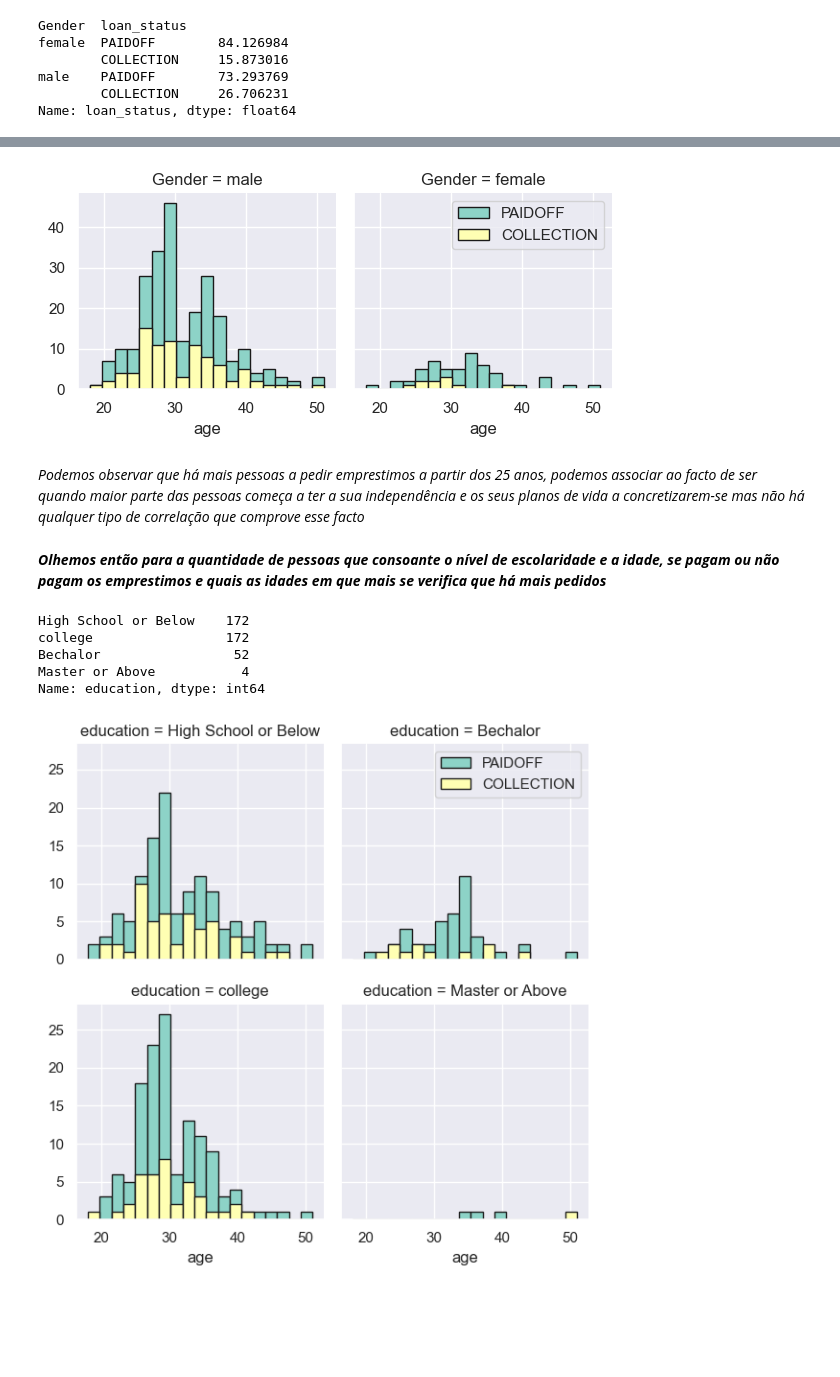
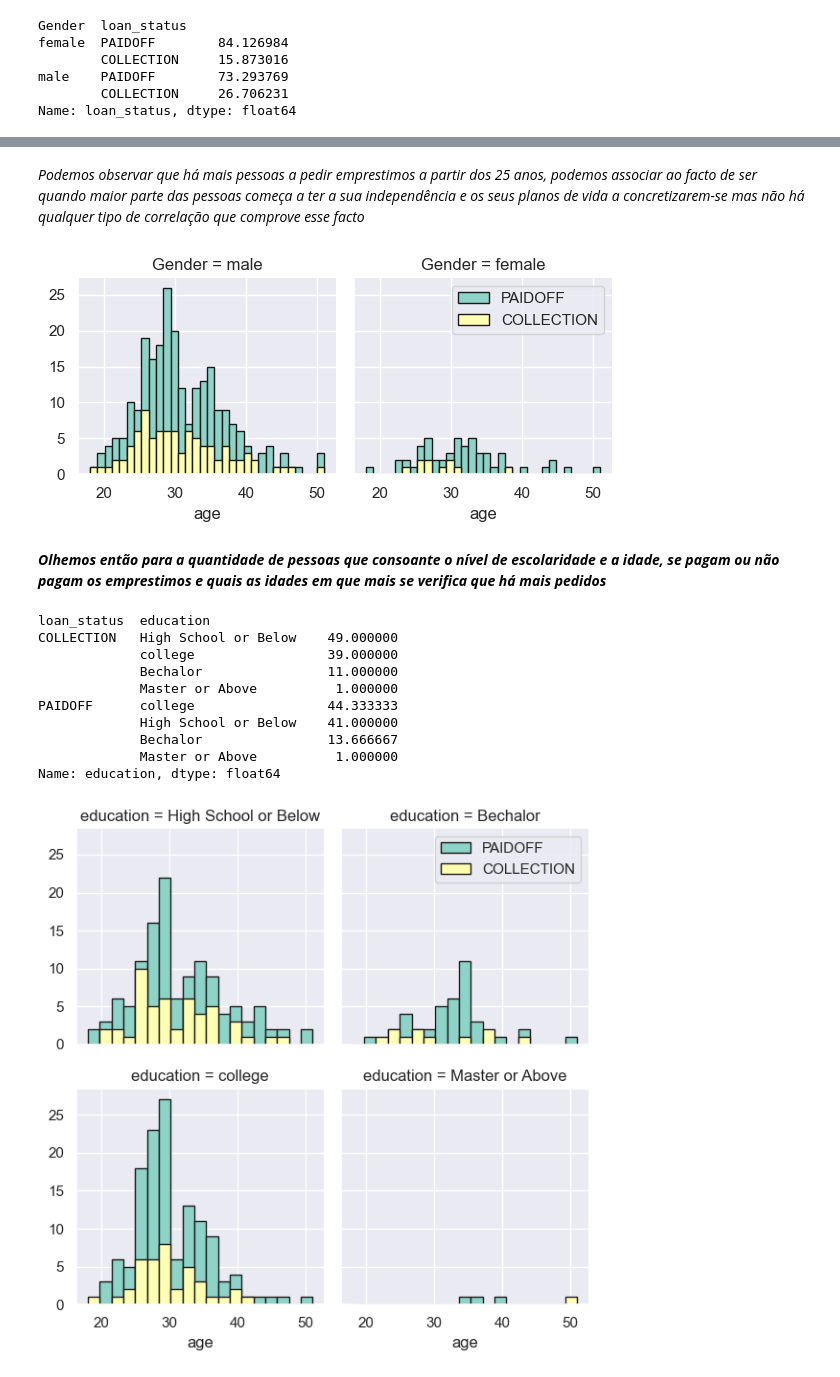
Before and after one commit to ThatPoter/Bank-Loan-Classifier, a Jupyter notebook: LoansStatusClassification(v1).ipynb, the cells around one changed output, grey strips where cells are left out. Cells and saved outputs as stored; diff of their text form; code cells hidden in the pictures; blank space fills up the shorter version.

```diff
--- a/LoansStatusClassification(v1).ipynb
+++ b/LoansStatusClassification(v1).ipynb
@@ -177,24 +187,30 @@ plt.show()
-# %%
-bins=np.linspace(df.age.min(), df.age.max(), 20)
-g = sns.FacetGrid(df, col="Gender", hue="loan_status", palette="Set3", col_wrap=2)
-g.map(plt.hist, 'age', bins=bins, ec="k")
-
-g.axes[1].legend()
-plt.show()
-# %% [output]
-[figure, removed]
 # %% [markdown]
 *Podemos observar que há mais pessoas a pedir emprestimos a partir dos 25 anos, podemos associar ao facto de ser quando maior parte das pessoas começa a ter a sua independência e os seus planos de vida a concretizarem-se mas não há qualquer tipo de correlação que comprove esse facto*
+# %%
+# Plot the bar chart to visualize loan status trow ages split by gender
+bins=np.linspace(df.age.min(), df.age.max(), 33)
+g = sns.FacetGrid(df, col="Gender", hue="loan_status", palette="Set3", col_wrap=2)
+g.map(plt.hist, 'age', bins=bins, ec="k")
+
+g.axes[1].legend()
+plt.show()
+# %% [output]
+[figure, added]
 # %% [markdown]
 ***Olhemos então para a quantidade de pessoas que consoante o nível de escolaridade e a idade, se pagam ou não pagam os emprestimos e quais as idades em que mais se verifica que há mais pedidos***
 # %%
-df['education'].value_counts()
+df.groupby('loan_status')['education'].value_counts(normalize=True) * 100
 # %% [output]
-High School or Below    172
-college                 172
-Bechalor                 52
-Master or Above           4
-Name: education, dtype: int64
+loan_status  education
+COLLECTION   High School or Below    49.000000
+             college                 39.000000
+             Bechalor                11.000000
+             Master or Above          1.000000
+PAIDOFF      college                 44.333333
+             High School or Below    41.000000
+             Bechalor                13.666667
+             Master or Above          1.000000
+Name: education, dtype: float64
 # %%
 bins=np.linspace(df.age.min(), df.age.max(), 20)
 g = sns.FacetGrid(df, col="education", hue="loan_status", palette="Set3", col_wrap=2)
```
Also changed, not shown: parts of 16 cells of this notebook.
